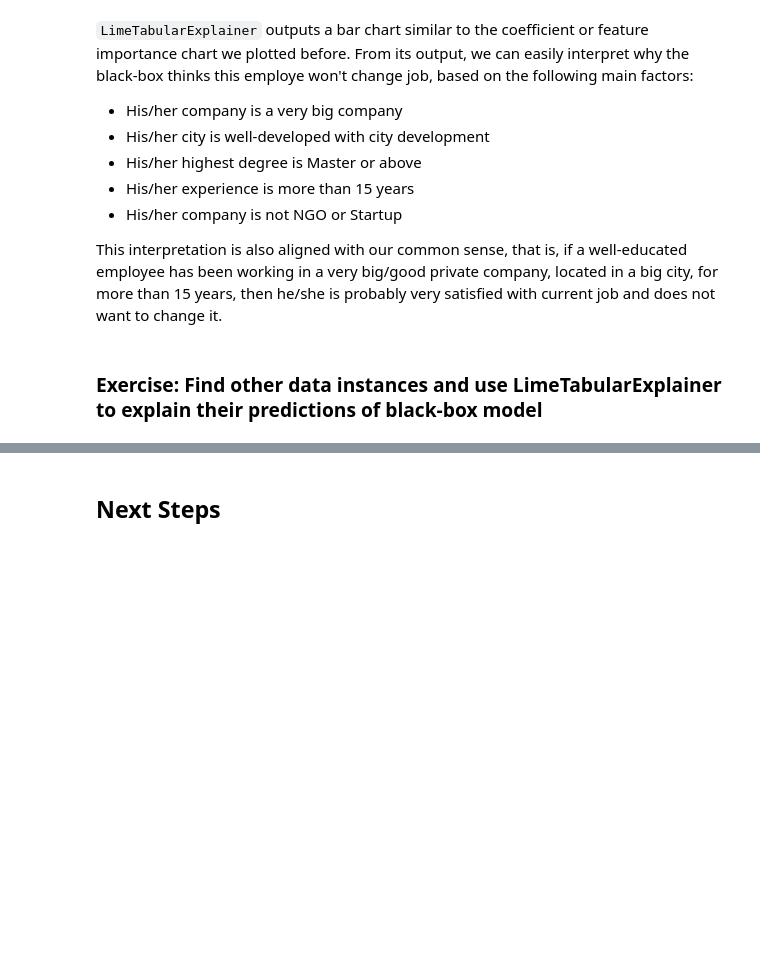
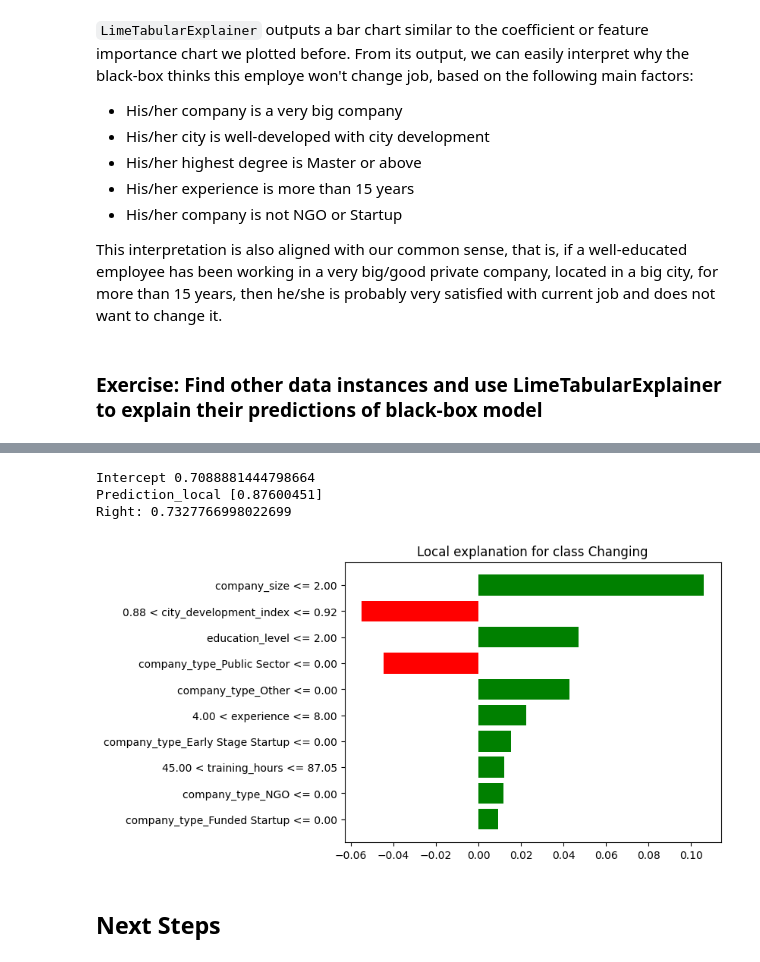
Before and after one commit to MassGH2023/Supervised-Machine-Learning-Classification, a Jupyter notebook: model_explanations.ipynb, the cells around one changed output, grey strips where cells are left out. Saved outputs shown, nothing was run; the diff lists cells and outputs as text; code cells hidden in the pictures; blank space fills up the shorter version.

```diff
--- a/model_explanations.ipynb
+++ b/model_explanations.ipynb
@@ -409,3 +427,5 @@ From the bar chart above, you can immediately find those important features with
 # %%
 # Type your answer here
 # Define a decision tree model
+
+dtc = DecisionTreeClassifier(random_state= 10, max_depth = 5, max_features = 10)
@@ -422,3 +432,6 @@ tree_surrogate = DecisionTreeClassifier(random_state=123,
 # %%
 # Type your answer here
 # Train the decision tree model with X_test and y_blackbox, and make predictions on X_test
+
+dtc.fit(X_test, y_blackbox)
+y_surrogate = dtc.predict(X_test)
@@ -521,3 +571,17 @@ This interpretation is also aligned with our common sense, that is, if a well-ed
+# %%
+exp = explainer.explain_instance(
+                                 # Instance to explain
+                                 X_test.iloc[[25]].values.reshape(-1),
+                                 # The prediction from black-box model
+                                 black_box_model.predict_proba,
+                                 # Use max 10 features
+                                 num_features=10)
+exp.as_pyplot_figure();
+# %% [output]
+Intercept 0.7088881444798664
+Prediction_local [0.87600451]
+Right: 0.7327766998022699
+[figure, added]
 # %% [markdown]
 ## Next Steps
 # %% [markdown]
```
Also changed, not shown: parts of 19 cells of this notebook.
